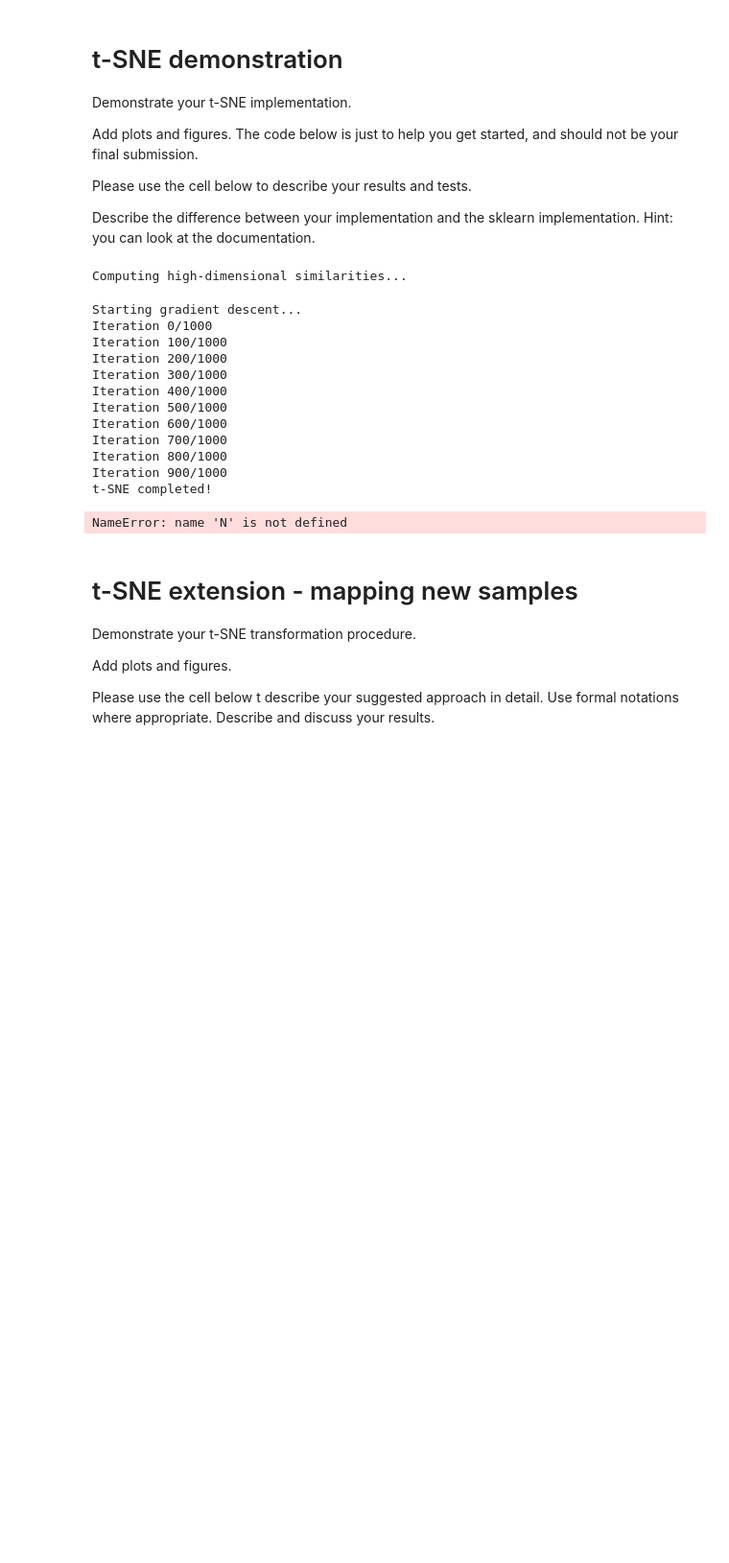
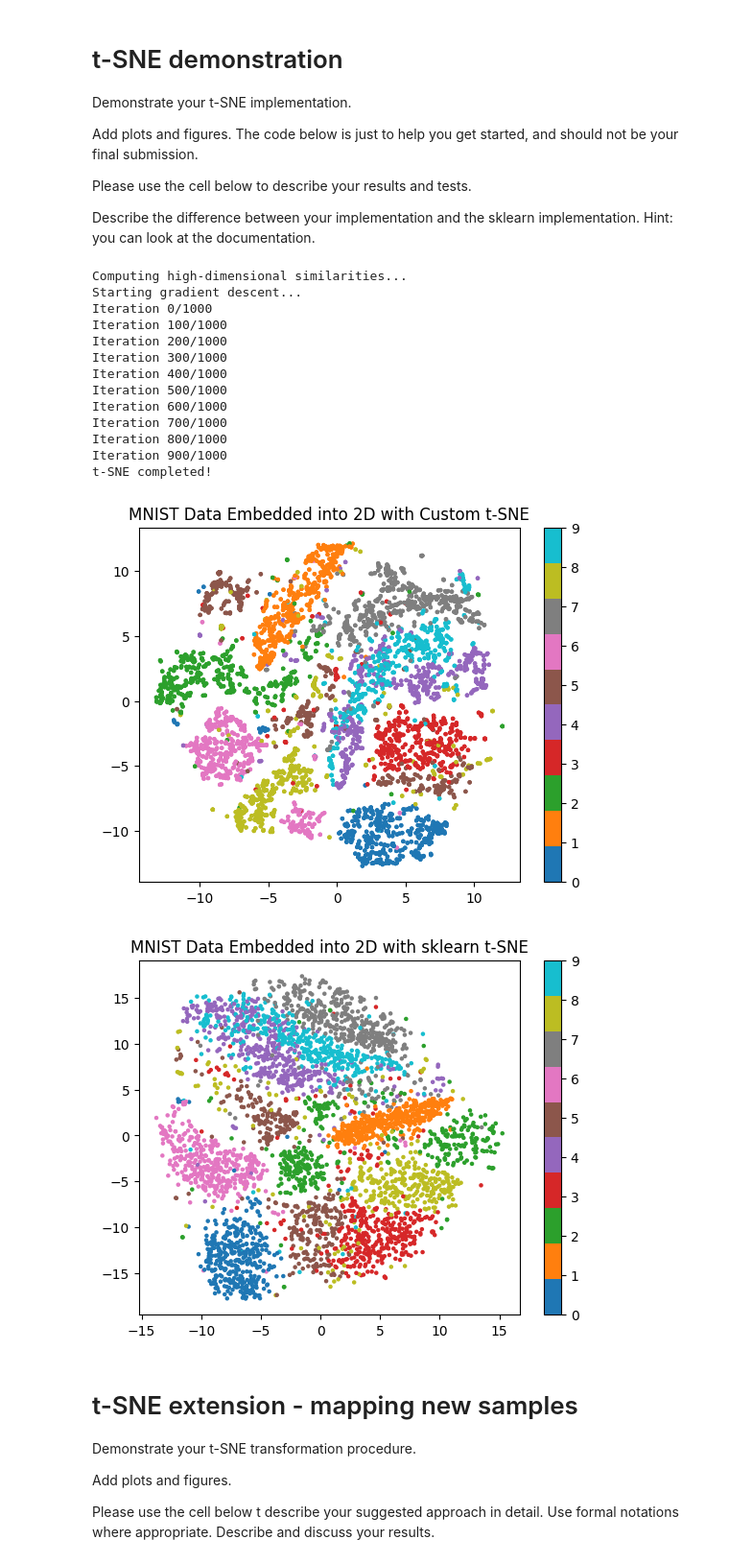
Before and after one commit to erel213/advance-machine-learning, a Jupyter notebook: hw1.ipynb, the cells around one changed output. Shown at 96% size. Drawn from its saved outputs; the diff is of its cells as text; code cells hidden in the pictures; blank space fills up the shorter version.

```diff
--- a/hw1.ipynb
+++ b/hw1.ipynb
@@ -310,46 +312,47 @@ Describe the difference between your implementation and the sklearn implementati
 # %%
 # Run your custom t-SNE implementation
 # Initialize and run custom t-SNE
 custom_tsne = CustomTSNE(
     perplexity=30.0,  # Typical value for MNIST
     n_components=2,   # 2D visualization
     n_iter=1000,      # Number of iterations
     learning_rate=200.0  # Learning rate for gradient descent
 )
 
 custom_Y = custom_tsne.fit_transform(X_train)
 
 # Run sklearn t-SNE
-sk_tsne = TSNE(n_components=2, init='random', perplexity=N/10)
+sk_tsne = TSNE(n_components=2, init='random', perplexity=4000/10)
 sk_Y = sk_tsne.fit_transform(X_train)
 
 # Visualization of the result
 plt.figure()
-plt.scatter(custom_Y[:, 0], custom_Y[:, 1], s=5, c=label_train.astype(int), cmap='tab10')
-plt.scatter(custom_Y[:, 0], custom_Y[:, 1], s=5, c=label_train.astype(int), cmap='tab10')
+plt.scatter(custom_Y[:, 0], custom_Y[:, 1], s=5, c=y_train.astype(int), cmap='tab10')
+plt.scatter(custom_Y[:, 0], custom_Y[:, 1], s=5, c=y_train.astype(int), cmap='tab10')
 plt.colorbar()
 plt.title('MNIST Data Embedded into 2D with Custom t-SNE')
 
 plt.figure()
-plt.scatter(sk_Y[:, 0], sk_Y[:, 1], s=5, c=label_train.astype(int), cmap='tab10')
+plt.scatter(sk_Y[:, 0], sk_Y[:, 1], s=5, c=y_train.astype(int), cmap='tab10')
 plt.colorbar()
 plt.title('MNIST Data Embedded into 2D with sklearn t-SNE')
 plt.show()
 # %% [output]
 Computing high-dimensional similarities...
+Starting gradient descent...
+Iteration 0/1000
+Iteration 100/1000
+Iteration 200/1000
+Iteration 300/1000
+Iteration 400/1000
+Iteration 500/1000
+Iteration 600/1000
+Iteration 700/1000
+Iteration 800/1000
+Iteration 900/1000
+t-SNE completed!
-Starting gradient descent...
-Iteration 0/1000
-Iteration 100/1000
-Iteration 200/1000
-Iteration 300/1000
-Iteration 400/1000
-Iteration 500/1000
-Iteration 600/1000
-Iteration 700/1000
-Iteration 800/1000
-Iteration 900/1000
-t-SNE completed!
-NameError: name 'N' is not defined
+[figure, added]
+[figure, added]
 # %% [markdown]
 # t-SNE extension - mapping new samples
 Demonstrate your t-SNE transformation procedure.
```
Also changed, not shown: parts of 4 cells of this notebook, 1 other file.
